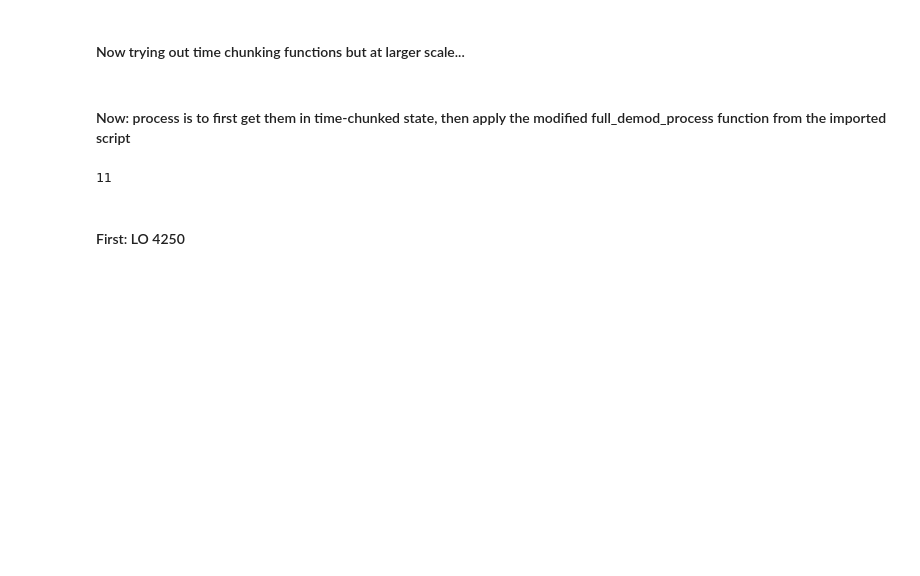
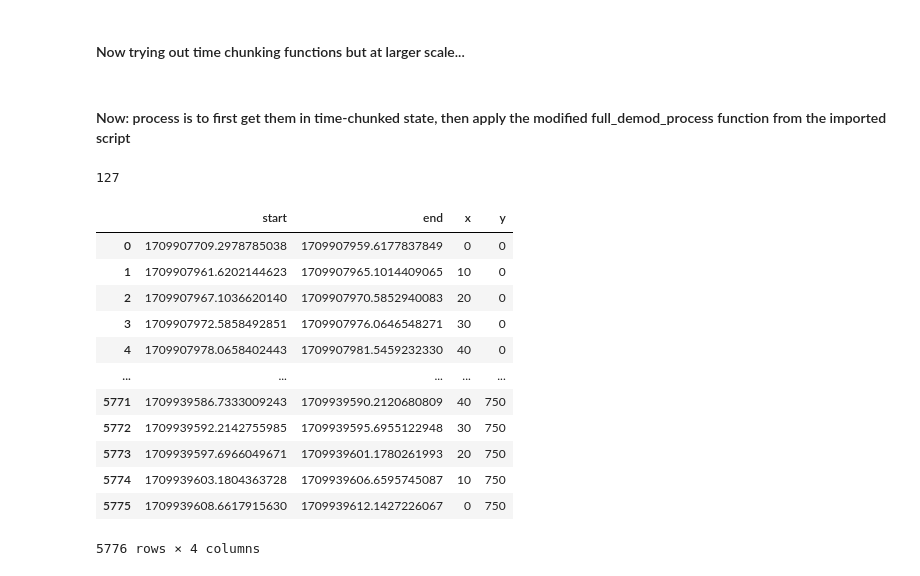
Before and after one commit to withersm/readout, a Jupyter notebook: lea_beammap_work/ali_hdf5_reading/time_chunking/tcf_multi_chan.ipynb, the cells around one changed output. Drawn from its saved outputs; the diff is of its cells as text; code cells hidden in the pictures; blank space fills up the shorter version.

```diff
--- a/lea_beammap_work/ali_hdf5_reading/time_chunking/tcf_multi_chan.ipynb
+++ b/lea_beammap_work/ali_hdf5_reading/time_chunking/tcf_multi_chan.ipynb
@@ -96,6 +100,21 @@ def chunk_demod(ts_file, ts_path, t_xy_file):
 # %%
-len(t_4250_1)
+len(t_xy_LO4250_1)
 # %% [output]
-11
+127
-# %% [markdown]
-#### First: LO 4250
+# %%
+testing_4250_1 = pd.read_csv(t_xy_LO4250_1, sep=',')
+testing_4250_1
+# %% [output]
+|  | start | end | x | y |
+| 0 | 1709907709.2978785038 | 1709907959.6177837849 | 0 | 0 |
+| 1 | 1709907961.6202144623 | 1709907965.1014409065 | 10 | 0 |
+| 2 | 1709907967.1036620140 | 1709907970.5852940083 | 20 | 0 |
+| 3 | 1709907972.5858492851 | 1709907976.0646548271 | 30 | 0 |
+| 4 | 1709907978.0658402443 | 1709907981.5459232330 | 40 | 0 |
+| ... | ... | ... | ... | ... |
+| 5771 | 1709939586.7333009243 | 1709939590.2120680809 | 40 | 750 |
+| 5772 | 1709939592.2142755985 | 1709939595.6955122948 | 30 | 750 |
+| 5773 | 1709939597.6966049671 | 1709939601.1780261993 | 20 | 750 |
+| 5774 | 1709939603.1804363728 | 1709939606.6595745087 | 10 | 750 |
+| 5775 | 1709939608.6617915630 | 1709939612.1427226067 | 0 | 750 |
+5776 rows × 4 columns
```
Also changed, not shown: parts of 20 cells of this notebook, 2 other files.
